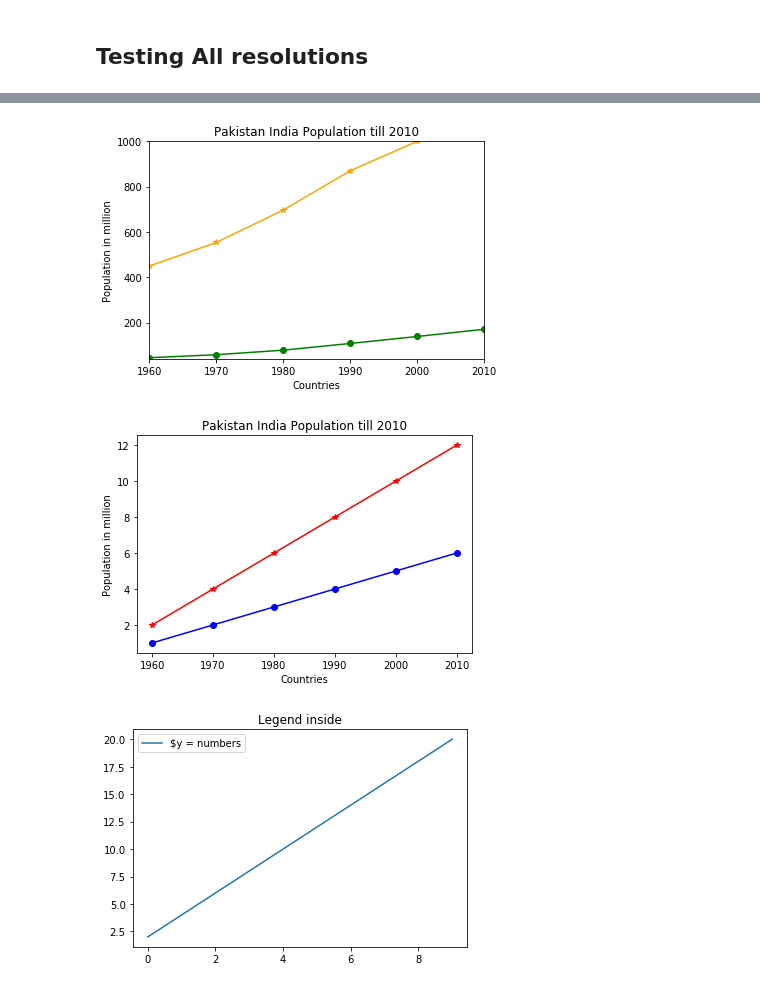
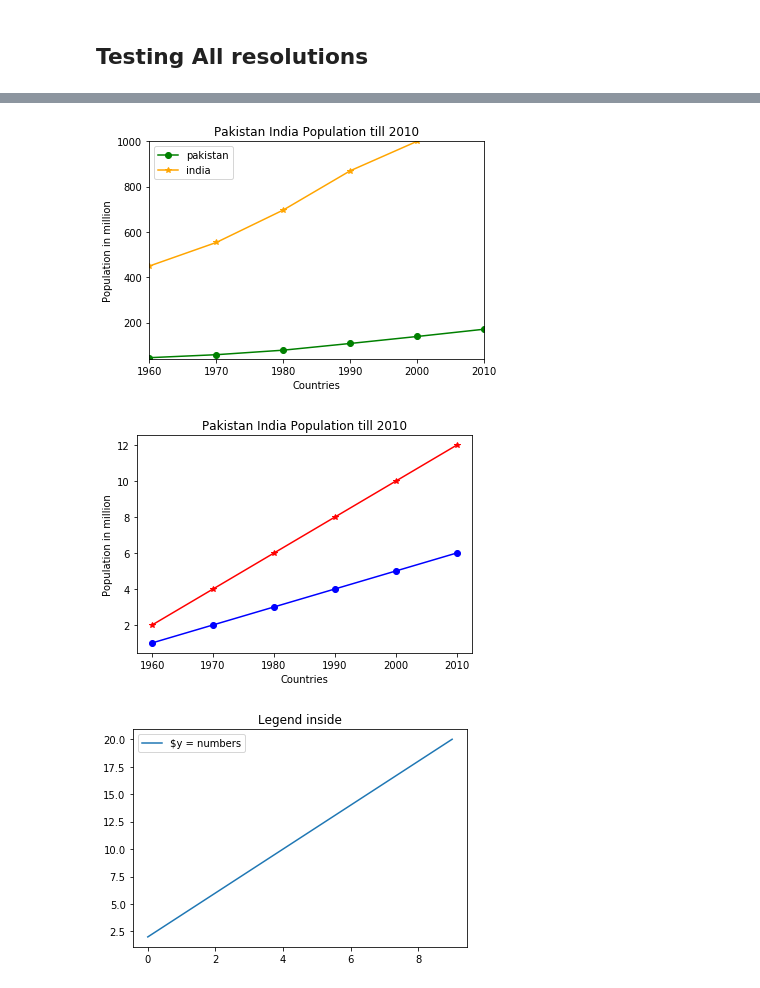
Before and after one commit to thiagoald/projeto_es290, a Jupyter notebook: Localization.ipynb, the cells around one changed output, grey strips where cells are left out. Drawn from its saved outputs; the diff is of its cells as text; code cells hidden in the pictures.

```diff
--- a/Localization.ipynb
+++ b/Localization.ipynb
@@ -780,42 +797,43 @@ pop_india = [449.48, 553.57, 696.783, 870.133, 1000.4, 1309.1]
 
 fig = plt.figure()
 plt_res = plt.subplot(111)
-plt_res.plot(year, pop_pakistan, color='g', marker ='o')
-plt_res.plot(year, pop_india, color='orange', marker ='*')
+plt_res.plot(year, pop_pakistan, color='g', marker ='o',label='pakistan')
+plt_res.plot(year, pop_india, color='orange', marker ='*', label='india')
+plt_res.legend()
 plt.xlabel('Countries')
 plt.ylabel('Population in million')
 plt.title('Pakistan India Population till 2010')
 plt.axis([1960, 2010,40, 1000])
 plt.show()
 
 fig.savefig('resources/results/test1',dpi=100)
 
 fig = plt.figure()
 plt_res = plt.subplot(111)
 plt_res.plot(year, [1,2,3,4, 5,6], color='b', marker ='o')
 plt_res.plot(year, [2, 4, 6,8, 10, 12], color='r', marker ='*')
 plt.xlabel('Countries')
 plt.ylabel('Population in million')
 plt.title('Pakistan India Population till 2010')
 #plt.axis([1960, 2010,40, 1000])
 plt.show()
 
 fig.savefig('resources/results/test2',dpi=100)
 
 
 
 
 
 
 
 
 
 
 
 
 #plt.savefig('resources/results/grid_resolution_error.png')
 # %% [output]
-[figure, old version]
+[figure, new version]
 [figure]
 # %%
 import matplotlib
```
Also changed, not shown: parts of 3 cells of this notebook.
